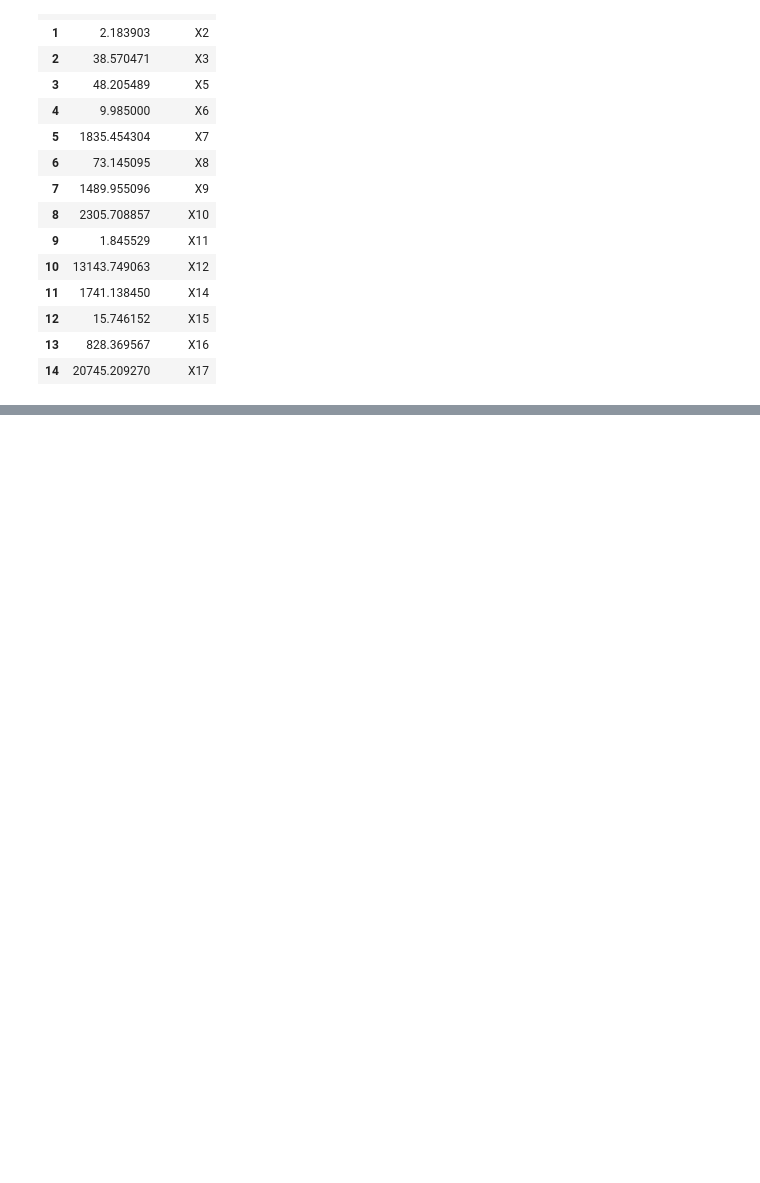
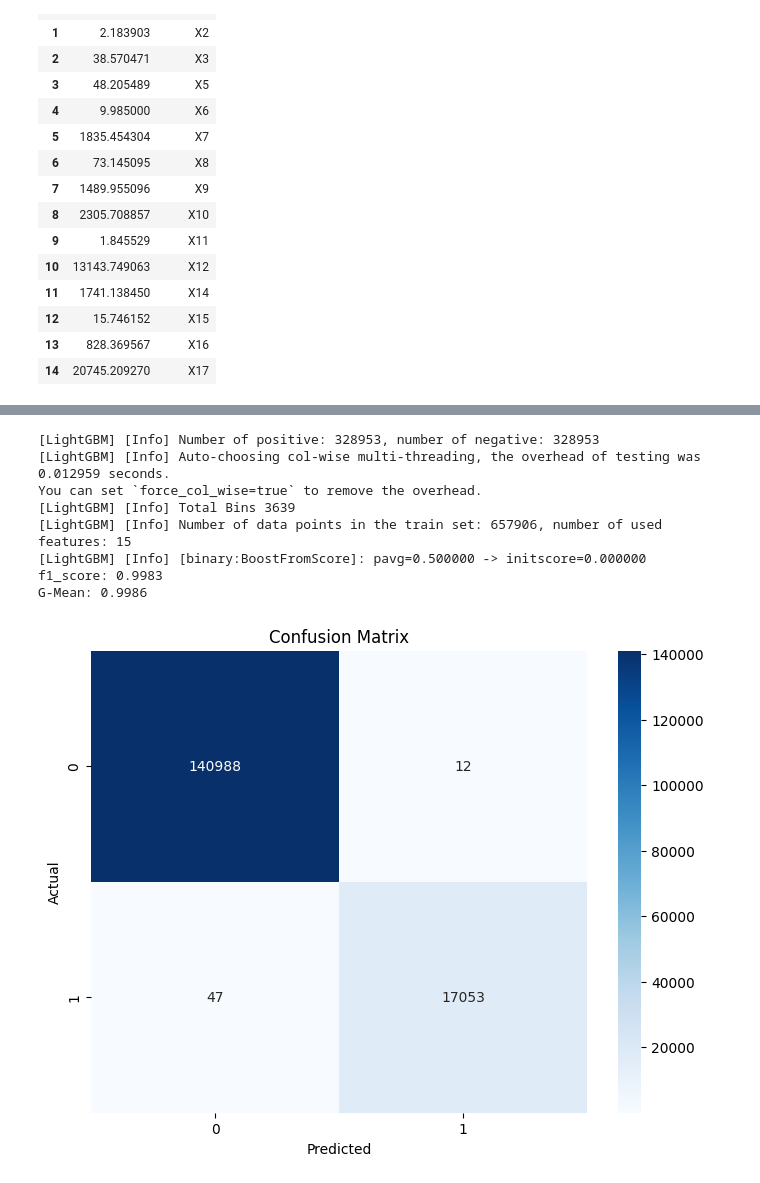
Before and after one commit to AhyeongJ/LS_Project1, a Jupyter notebook: project1.ipynb, the cells around one changed output, grey strips where cells are left out. Saved outputs shown, nothing was run; the diff lists cells and outputs as text; code cells hidden in the pictures; blank space fills up the shorter version.

```diff
--- a/project1.ipynb
+++ b/project1.ipynb
@@ -232,2 +386,41 @@ plt.show()
+# %%
+#!pip install lightgbm
+from lightgbm import LGBMClassifier
+from sklearn.metrics import confusion_matrix
+
+# LightGBM 분류 모델 생성
+lgbm_model = LGBMClassifier(random_state=4)
+lgbm_model.fit(X_resampled, y_resampled)
+
+# 테스트 데이터에 대한 예측
+y_pred_lgbm = lgbm_model.predict(X_test)
+
+#f1_score
+from sklearn.metrics import f1_score
+f1 = f1_score(y_test, y_pred_lgbm)
+print(f"f1_score: {round(f1,4)}")
+
+# G-Mean
+from imblearn.metrics import geometric_mean_score
+g_mean = geometric_mean_score(y_test, y_pred_lgbm) # 예측값, 실제값
+print(f"G-Mean: {round(g_mean,4)}")
+
+cm = confusion_matrix(y_test, y_pred_lgbm)
+plt.figure(figsize=(8, 6))
+sns.heatmap(cm, annot=True, fmt='d', cmap='Blues')
+plt.title('Confusion Matrix')
+plt.ylabel('Actual')
+plt.xlabel('Predicted')
+plt.show()
+# %% [output]
+[LightGBM] [Info] Number of positive: 328953, number of negative: 328953
+[LightGBM] [Info] Auto-choosing col-wise multi-threading, the overhead of testing was 0.012959 seconds.
+You can set `force_col_wise=true` to remove the overhead.
+[LightGBM] [Info] Total Bins 3639
+[LightGBM] [Info] Number of data points in the train set: 657906, number of used features: 15
+[LightGBM] [Info] [binary:BoostFromScore]: pavg=0.500000 -> initscore=0.000000
+f1_score: 0.9983
+G-Mean: 0.9986
+[figure, added]
 # %%
 # 특성 중요도 시각화
```
Also changed, not shown: parts of 11 cells of this notebook.
